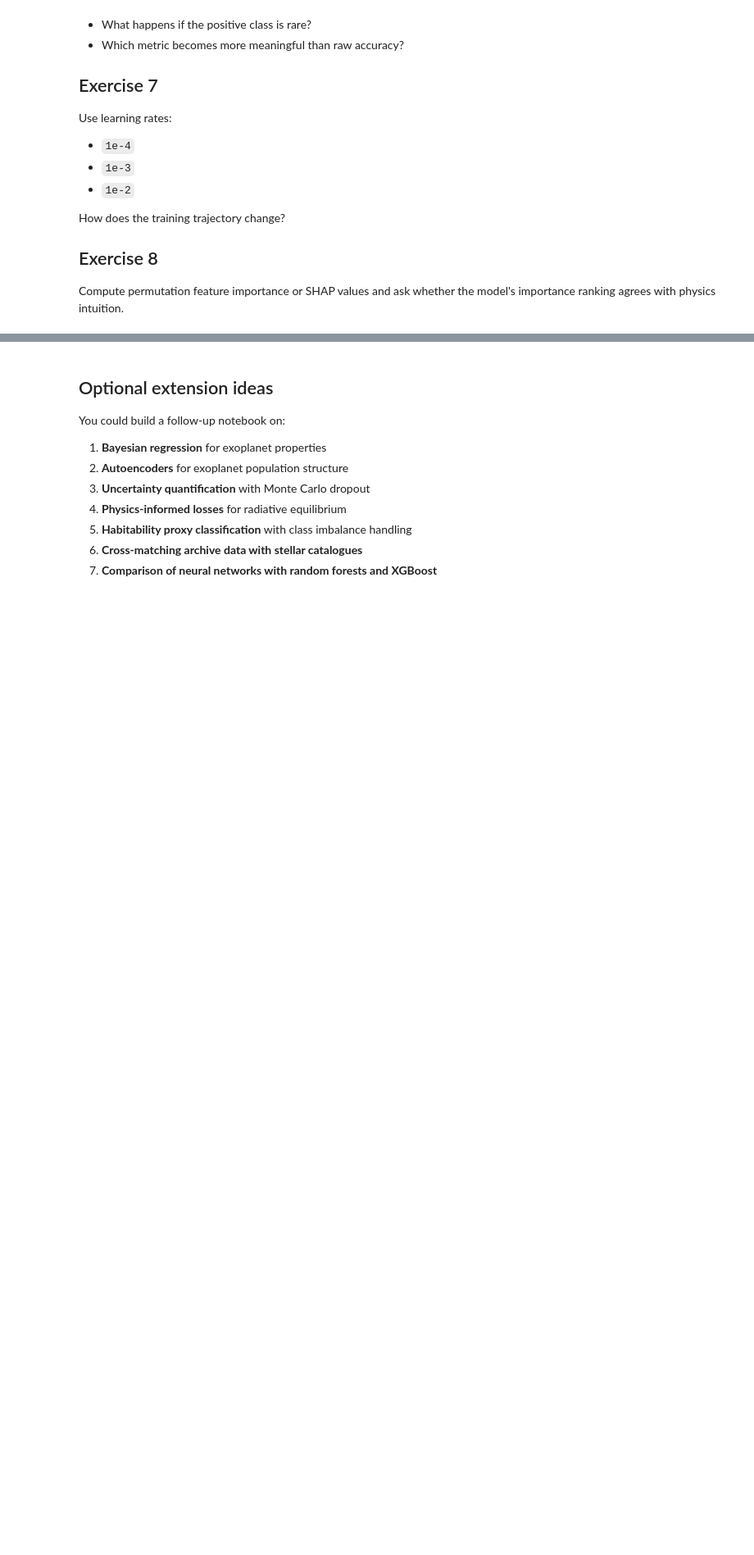
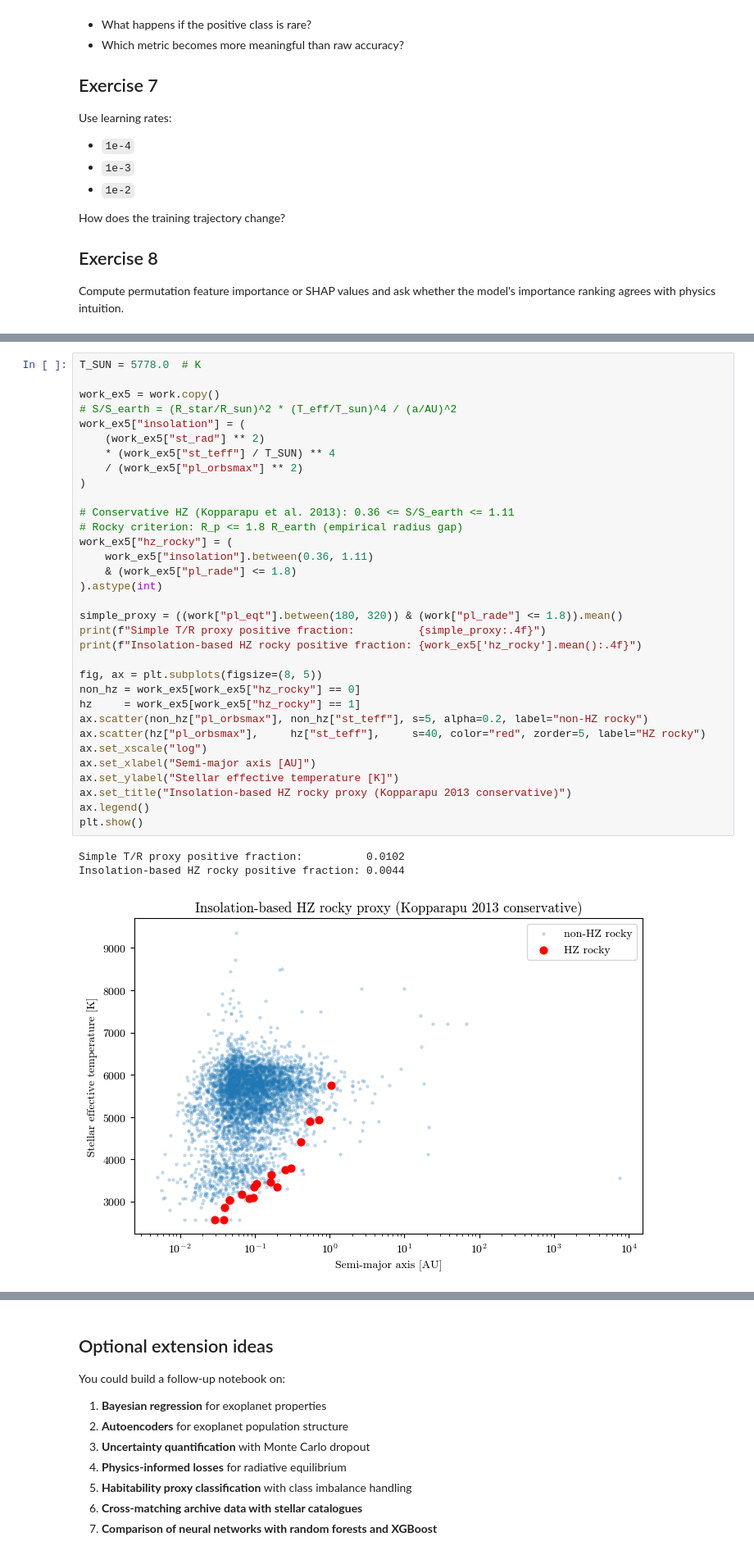
Before and after one commit to IsaacLP/Computational-Astrobiology, a Jupyter notebook: tutorials/3/computational_astrobiology_exoplanet_nn_gradient_descent.ipynb, the cells around one changed output, grey strips where cells are left out. Shown at 82% size. Drawn from its saved outputs; the diff is of its cells as text; blank space fills up the shorter version.

```diff
--- a/tutorials/3/computational_astrobiology_exoplanet_nn_gradient_descent.ipynb
+++ b/tutorials/3/computational_astrobiology_exoplanet_nn_gradient_descent.ipynb
@@ -1217,0 +1433,37 @@ Compute permutation feature importance or SHAP values and ask whether the model'
+# %%
+T_SUN = 5778.0  # K
+
+work_ex5 = work.copy()
+# S/S_earth = (R_star/R_sun)^2 * (T_eff/T_sun)^4 / (a/AU)^2
+work_ex5["insolation"] = (
+    (work_ex5["st_rad"] ** 2)
+    * (work_ex5["st_teff"] / T_SUN) ** 4
+    / (work_ex5["pl_orbsmax"] ** 2)
+)
+
+# Conservative HZ (Kopparapu et al. 2013): 0.36 <= S/S_earth <= 1.11
+# Rocky criterion: R_p <= 1.8 R_earth (empirical radius gap)
+work_ex5["hz_rocky"] = (
+    work_ex5["insolation"].between(0.36, 1.11)
+    & (work_ex5["pl_rade"] <= 1.8)
+).astype(int)
+
+simple_proxy = ((work["pl_eqt"].between(180, 320)) & (work["pl_rade"] <= 1.8)).mean()
+print(f"Simple T/R proxy positive fraction:          {simple_proxy:.4f}")
+print(f"Insolation-based HZ rocky positive fraction: {work_ex5['hz_rocky'].mean():.4f}")
+
+fig, ax = plt.subplots(figsize=(8, 5))
+non_hz = work_ex5[work_ex5["hz_rocky"] == 0]
+hz     = work_ex5[work_ex5["hz_rocky"] == 1]
+ax.scatter(non_hz["pl_orbsmax"], non_hz["st_teff"], s=5, alpha=0.2, label="non-HZ rocky")
+ax.scatter(hz["pl_orbsmax"],     hz["st_teff"],     s=40, color="red", zorder=5, label="HZ rocky")
+ax.set_xscale("log")
+ax.set_xlabel("Semi-major axis [AU]")
+ax.set_ylabel("Stellar effective temperature [K]")
+ax.set_title("Insolation-based HZ rocky proxy (Kopparapu 2013 conservative)")
+ax.legend()
+plt.show()
+# %% [output]
+Simple T/R proxy positive fraction:          0.0102
+Insolation-based HZ rocky positive fraction: 0.0044
+[figure, added]
```
Also changed, not shown: parts of 43 cells of this notebook, 1 other file.
